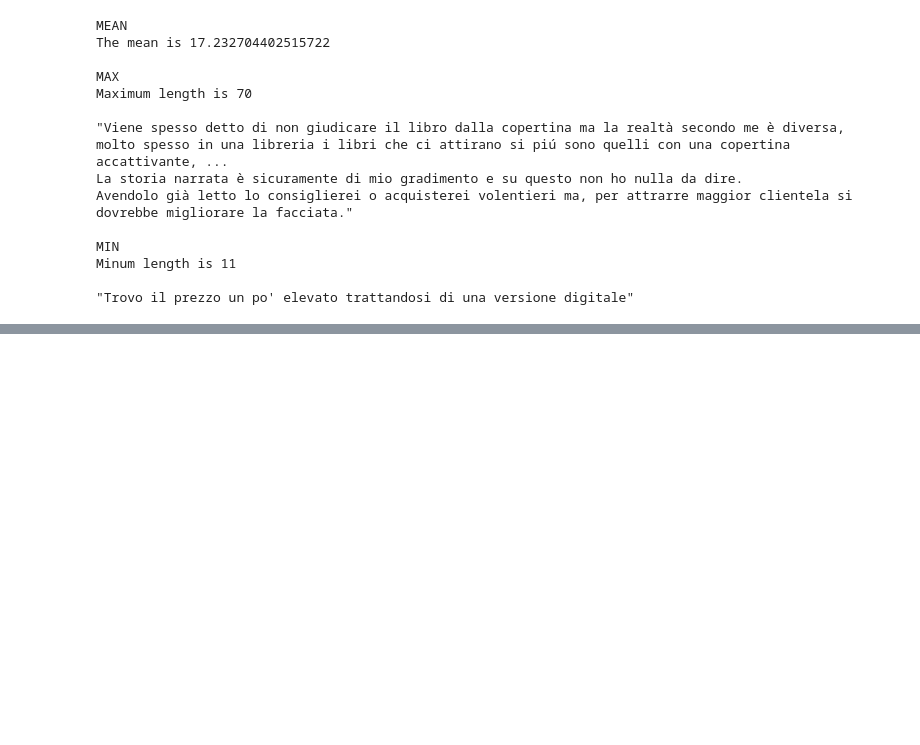
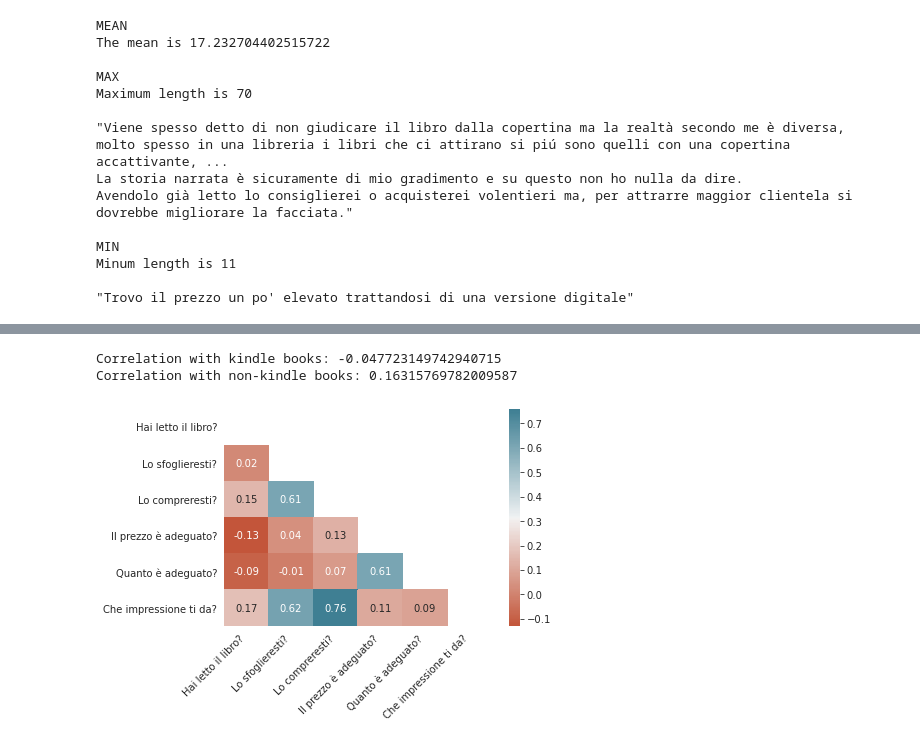
Before and after one commit to canta2899/crowdsourcing-experiment, a Jupyter notebook: pyAnalysis/analysis.ipynb, the cells around one changed output, grey strips where cells are left out. Cells and saved outputs as stored; diff of their text form; code cells hidden in the pictures; blank space fills up the shorter version.

Commit message:
Added graphs

```diff
--- a/pyAnalysis/analysis.ipynb
+++ b/pyAnalysis/analysis.ipynb
@@ -578,0 +685,42 @@ display(df_data['impressione_testo'].to_dict())
+# %%
+df_kindle_books = df_kindle_quest[df_kindle_quest['book_is_kindle']==1][['has_kindle','would_buy']]
+
+corr = df_kindle_books.corr()['would_buy']['has_kindle']
+print(f"Correlation with kindle books: {corr}")
+
+df_nonkindle_books = df_kindle_quest[df_kindle_quest['book_is_kindle']==0][['has_kindle','would_buy']]
+
+corr = df_nonkindle_books.corr()['would_buy']['has_kindle']
+print(f"Correlation with non-kindle books: {corr}")
+# %% [output]
+Correlation with kindle books: -0.047723149742940715
+Correlation with non-kindle books: 0.16315769782009587
+# %%
+# Voler sfogliare è sinonimo di interesse riguardo l'acquisto del libro??
+
+import seaborn as sns
+
+df_data[['sfoglieresti', 'compreresti']].corr()
+
+correlation = df_data.drop(['edizione_id', 'time_elapsed'], axis=1).corr().apply(lambda x: round(x, 2))
+# display(correlation)
+labels = [
+    'Hai letto il libro?',
+    'Lo sfoglieresti?',
+    'Lo compreresti?',
+    'Il prezzo è adeguato?',
+    'Quanto è adeguato?',
+    'Che impressione ti da?'
+]
+
+mask = np.zeros_like(correlation)
+mask[np.triu_indices_from(mask)] = True
+
+with sns.axes_style('white'):
+    cmap = sns.diverging_palette(20, 220, n=200)
+    fig = sns.heatmap(correlation, mask=mask, cmap=cmap, annot=True, fmt='.2f')
+    fig.set_xticklabels(labels=labels, rotation=45, ha='right')
+    fig.set_yticklabels(labels=labels)
+    fig.figure.savefig('plot/correlation_plot.png', bbox_inches="tight", pad_inches=0.0, dpi=300)
+# %% [output]
+[figure, added]
```
Also changed, not shown: parts of 7 cells of this notebook, 3 other files.
